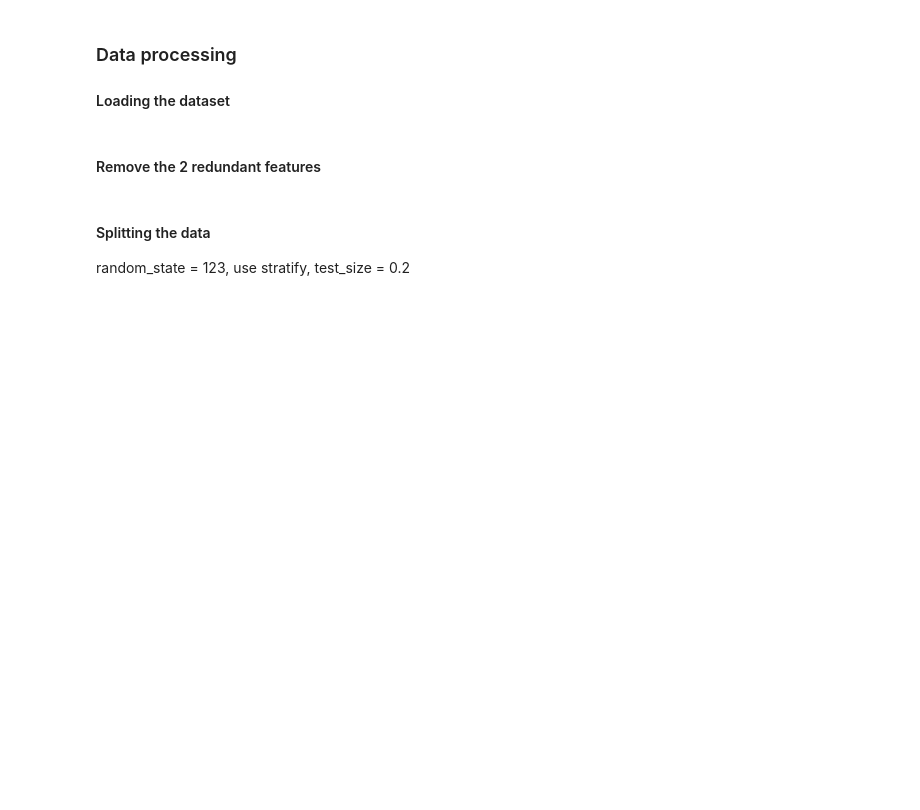
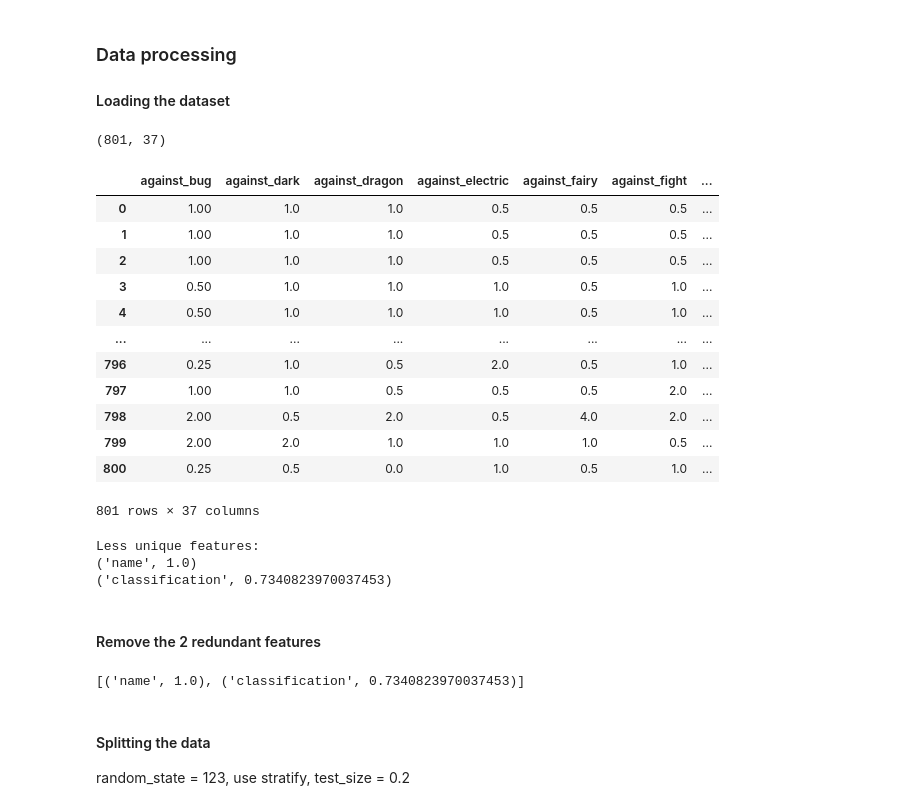
Before and after one commit to tsepanx/scripts-and-builtins, a Jupyter notebook: python/ml_hw1/Assignment_1.ipynb, the cells around one changed output. Saved outputs shown, nothing was run; the diff lists cells and outputs as text; code cells hidden in the pictures; blank space fills up the shorter version.

```diff
--- a/python/ml_hw1/Assignment_1.ipynb
+++ b/python/ml_hw1/Assignment_1.ipynb
@@ -141,5 +197,53 @@ plt.show()
 #### Loading the dataset
 # %%
 import pandas as pd
+
+df = pd.read_csv("pokemon_modified.csv")
+print(df.shape)
+df
+# %% [output]
+(801, 37)
+|  | against_bug | against_dark | against_dragon | against_electric | against_fairy | against_fight | ... |
+| 0 | 1.00 | 1.0 | 1.0 | 0.5 | 0.5 | 0.5 | ... |
+| 1 | 1.00 | 1.0 | 1.0 | 0.5 | 0.5 | 0.5 | ... |
+| 2 | 1.00 | 1.0 | 1.0 | 0.5 | 0.5 | 0.5 | ... |
+| 3 | 0.50 | 1.0 | 1.0 | 1.0 | 0.5 | 1.0 | ... |
+| 4 | 0.50 | 1.0 | 1.0 | 1.0 | 0.5 | 1.0 | ... |
+| ... | ... | ... | ... | ... | ... | ... | ... |
+| 796 | 0.25 | 1.0 | 0.5 | 2.0 | 0.5 | 1.0 | ... |
+| 797 | 1.00 | 1.0 | 0.5 | 0.5 | 0.5 | 2.0 | ... |
+| 798 | 2.00 | 0.5 | 2.0 | 0.5 | 4.0 | 2.0 | ... |
+| 799 | 2.00 | 2.0 | 1.0 | 1.0 | 1.0 | 0.5 | ... |
+| 800 | 0.25 | 0.5 | 0.0 | 1.0 | 0.5 | 1.0 | ... |
+801 rows × 37 columns
+# %%
+# col1 = df.iloc[:, 0]
+# print(df.shape[0])
+
+def feature_uniqness(col: pd.Series):
+    uniq_values_cnt = len(set(col))
+    labels_cnt = df.shape[0]
+    return uniq_values_cnt / labels_cnt
+
+cols_uniq_dict = {}
+
+for colname in df.columns:
+    col: pd.Series = df[colname]
+    cols_uniq_dict[colname] = feature_uniqness(col)
+
+cols_uniqnesses = sorted(
+    cols_uniq_dict.items(),
+    key=lambda x: x[1],
+    reverse=True
+)
+
+less_uniq = cols_uniqnesses[:2]
+
+print("Less unique features:")
+print(*less_uniq, sep="\n")
+# %% [output]
+Less unique features:
+('name', 1.0)
+('classification', 0.7340823970037453)
 # %% [markdown]
 #### Remove the 2 redundant features
@@ -150,3 +250,15 @@ y =
+# %%
+
+print(less_uniq)
+for colname, uniqness in less_uniq:
+    df = df.drop(colname, axis=1)
+
+LABEL_NAME = "is_legendary"
+
+y = df[LABEL_NAME]
+X = df.drop(LABEL_NAME, axis=1)  # Result is not saved to 'df'
+# %% [output]
+[('name', 1.0), ('classification', 0.7340823970037453)]
 # %% [markdown]
 #### Splitting the data
 random_state = 123, use stratify, test_size = 0.2
```
Also changed, not shown: parts of 51 cells of this notebook, 2 other files.
